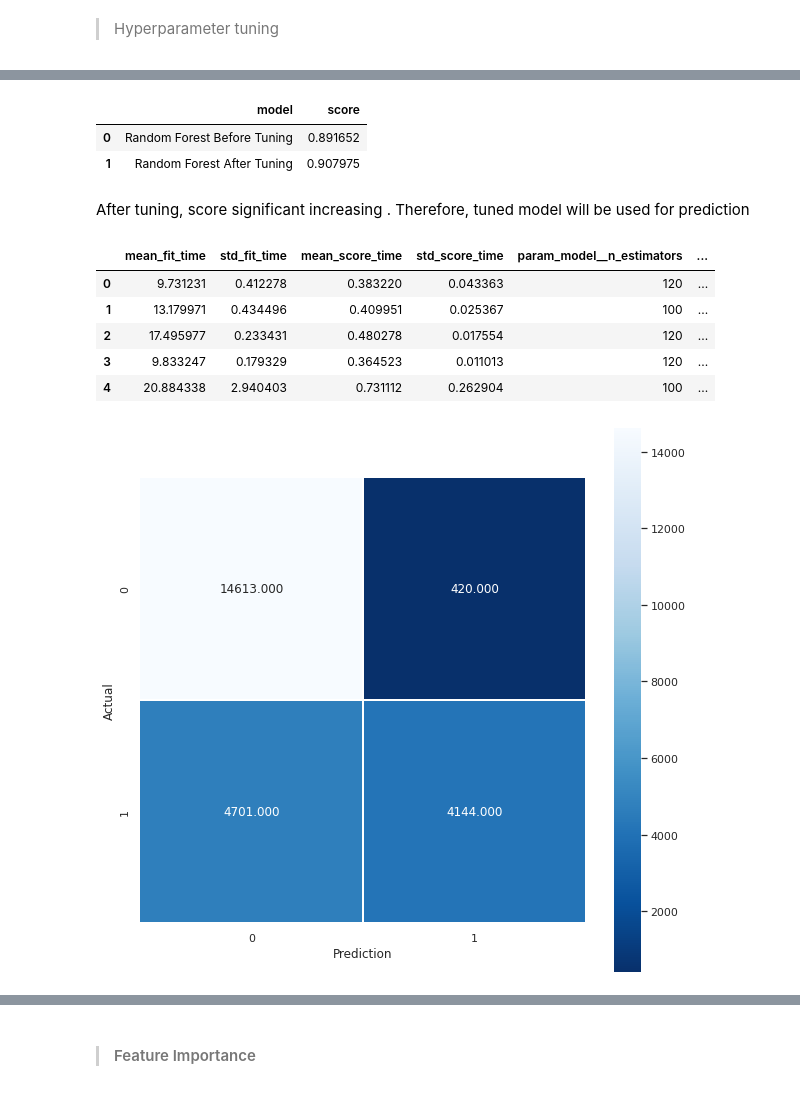
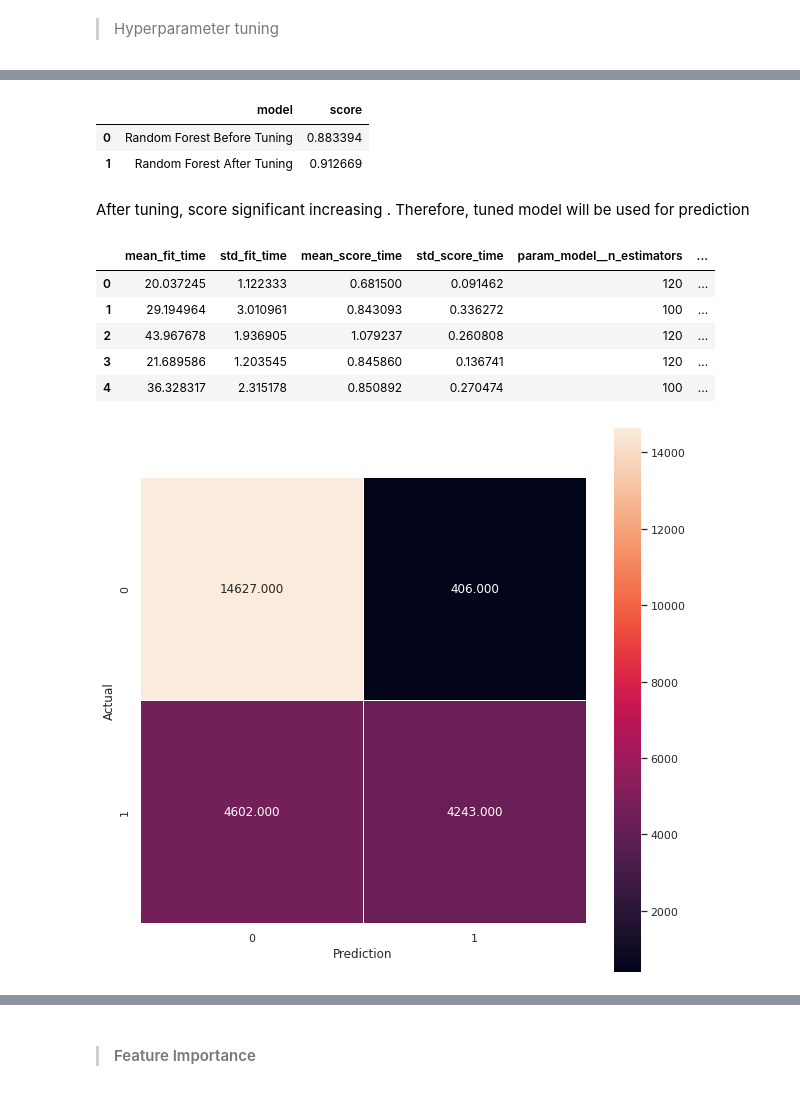
Before and after one commit to jmsxngl/Hotel-Bookings, a Jupyter notebook: Final_Project_Purwadhika.ipynb, the cells around one changed output, grey strips where cells are left out. Drawn from its saved outputs; the diff is of its cells as text; code cells hidden in the pictures.

```diff
--- a/Final_Project_Purwadhika.ipynb
+++ b/Final_Project_Purwadhika.ipynb
@@ -574,12 +595,12 @@ agent, company, stays_in_week_nights, stays_in_weekend_nights, arrival_date_day_
 # %%
 # drop irrelevant attributes
 df.drop(['agent','company','country','reservation_status','stays_in_week_nights','stays_in_weekend_nights','arrival_date_day_of_month',
-         'arrival_date_week_number','arrival_date_year','reservation_status_date','arrival_date_full'], axis=1, inplace=True)
+         'arrival_date_week_number','arrival_date_year','reservation_status_date','arrival_date_full','arrival_date_month'], axis=1, inplace=True)
 # %%
 # transformer
 transformer = ColumnTransformer([
     ('onehot', OneHotEncoder(handle_unknown = 'ignore'), ['hotel', 'meal', 'distribution_channel', 'deposit_type', 'customer_type']),
-    ('binary', ce.BinaryEncoder(), ['market_segment', 'reserved_room_type', 'assigned_room_type', 'arrival_date_month']),
+    ('binary', ce.BinaryEncoder(), ['market_segment', 'reserved_room_type', 'assigned_room_type']),
 ], remainder = 'passthrough')
 # %%
 # define target
@@ -860,8 +897,8 @@ best_summary = pd.DataFrame({
 best_summary
 # %% [output]
 |  | model | score |
-| 0 | Random Forest Before Tuning | 0.891652 |
-| 1 | Random Forest After Tuning | 0.907975 |
+| 0 | Random Forest Before Tuning | 0.883394 |
+| 1 | Random Forest After Tuning | 0.912669 |
 # %% [markdown]
 After tuning, score significant increasing . Therefore, tuned model will be used for prediction
 # %%
@@ -869,22 +906,22 @@ result_cv = pd.DataFrame(random.cv_results_)
 result_cv.head()
 # %% [output]
 |  | mean_fit_time | std_fit_time | mean_score_time | std_score_time | param_model__n_estimators | ... |
-| 0 | 9.731231 | 0.412278 | 0.383220 | 0.043363 | 120 | ... |
-| 1 | 13.179971 | 0.434496 | 0.409951 | 0.025367 | 100 | ... |
-| 2 | 17.495977 | 0.233431 | 0.480278 | 0.017554 | 120 | ... |
-| 3 | 9.833247 | 0.179329 | 0.364523 | 0.011013 | 120 | ... |
-| 4 | 20.884338 | 2.940403 | 0.731112 | 0.262904 | 100 | ... |
+| 0 | 20.037245 | 1.122333 | 0.681500 | 0.091462 | 120 | ... |
+| 1 | 29.194964 | 3.010961 | 0.843093 | 0.336272 | 100 | ... |
+| 2 | 43.967678 | 1.936905 | 1.079237 | 0.260808 | 120 | ... |
+| 3 | 21.689586 | 1.203545 | 0.845860 | 0.136741 | 120 | ... |
+| 4 | 36.328317 | 2.315178 | 0.850892 | 0.270474 | 100 | ... |
 # %%
 # define confusion matrix
 conf_matrix = confusion_matrix(y_test, y_predict)
 
 plt.figure(figsize = (10,10))
-sns.heatmap(conf_matrix, annot=True, fmt=".3f", linewidths=.5, square=True,cmap="Blues_r")
+sns.heatmap(conf_matrix, annot=True, fmt=".3f", linewidths=.5, square=True)
 plt.xlabel("Prediction")
 plt.ylabel("Actual")
 plt.show()
 # %% [output]
-[figure, old version]
+[figure, new version]
 # %%
 best_model = random.best_estimator_
 best_model.fit(X_train, y_train)
```
Also changed, not shown: parts of 67 cells of this notebook, 1 other file.
